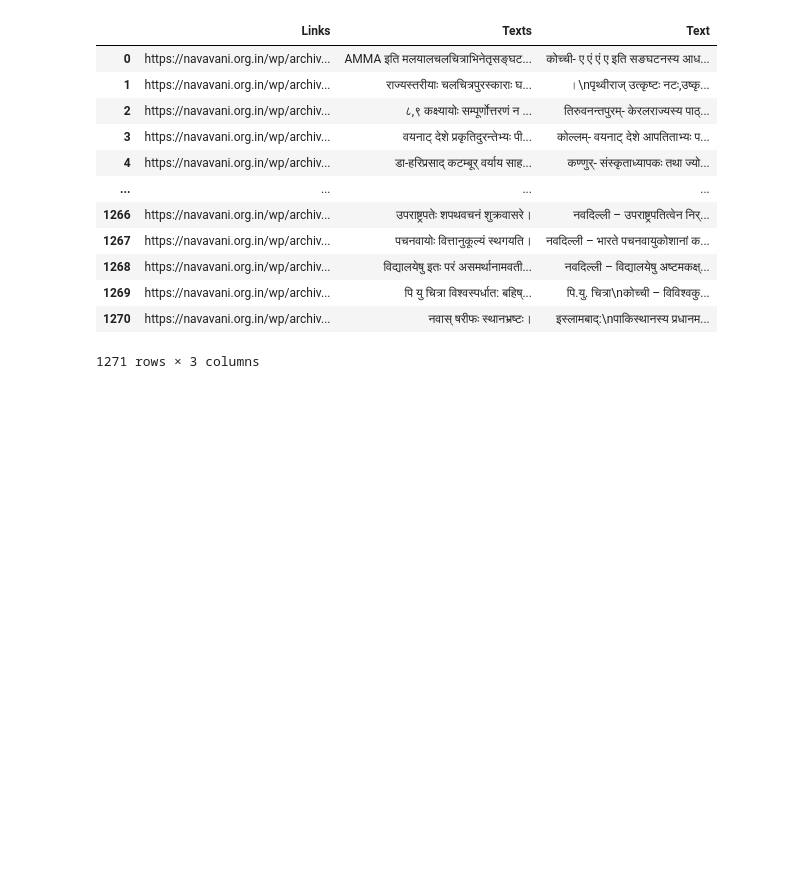
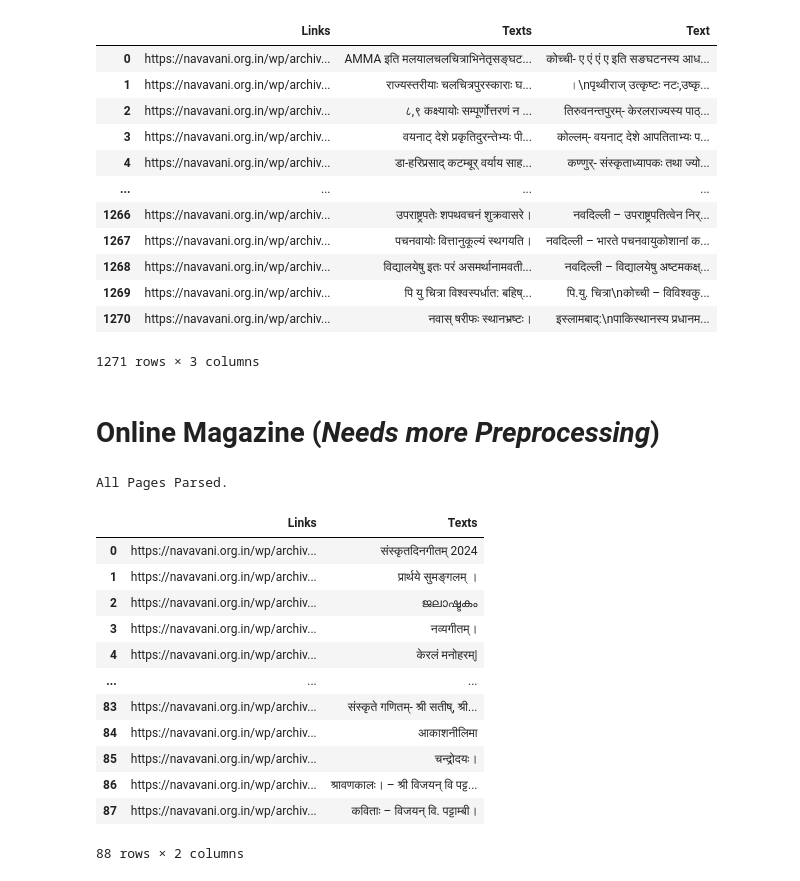
Before and after one commit to guntas-13/CS613-NLP-Telugu-Team1, a Jupyter notebook: Navavani-Guntas.ipynb, the cells around one changed output. Cells and saved outputs as stored; diff of their text form; code cells hidden in the pictures; blank space fills up the shorter version.

```diff
--- a/Navavani-Guntas.ipynb
+++ b/Navavani-Guntas.ipynb
@@ -170,3 +170,42 @@ df
 | 1269 | https://navavani.org.in/wp/archiv... | पि यु चित्रा विश्वस्पर्धात: बहिष्... | पि.यु. चित्रा\nकोच्ची – विविश्वकु... |
 | 1270 | https://navavani.org.in/wp/archiv... | नवास् षरीफः स्थानभ्रष्टः। | इस्लामबाद्:\nपाकिस्थानस्य प्रधानम... |
 1271 rows × 3 columns
+# %% [markdown]
+# Online Magazine (_Needs more Preprocessing_)
+# %%
+url = "https://navavani.org.in/wp/sanskrit-live/online-magazine"
+driver.get(url)
+
+df = pd.DataFrame(columns=["Links", "Texts"])
+
+while(True):
+    try:
+        text_div = driver.find_elements(By.CLASS_NAME, "lcp_catlist")
+        anchor_tags = text_div[0].find_elements(By.TAG_NAME, "a")
+        anchor_links = [tag.get_attribute("href") for tag in anchor_tags]
+        anchor_texts = [tag.text for tag in anchor_tags]
+        df = pd.concat([df, pd.DataFrame(list(zip(anchor_links, anchor_texts)), columns=["Links", "Texts"])], ignore_index=True)
+        next_button = driver.find_elements(By.CLASS_NAME, "lcp_nextlink")
+        next_button[0].click()
+        sleep(5) # to allow for driver to load the page
+    except:
+        print("All Pages Parsed.")
+        break
+# %% [output]
+All Pages Parsed.
+# %%
+df
+# %% [output]
+|  | Links | Texts |
+| 0 | https://navavani.org.in/wp/archiv... | संस्कृतदिनगीतम् 2024 |
+| 1 | https://navavani.org.in/wp/archiv... | प्रार्थये सुमङ्गलम् । |
+| 2 | https://navavani.org.in/wp/archiv... | ജലാഷ്ടകം |
+| 3 | https://navavani.org.in/wp/archiv... | नव्यगीतम्। |
+| 4 | https://navavani.org.in/wp/archiv... | केरलं मनोहरम्| |
+| ... | ... | ... |
+| 83 | https://navavani.org.in/wp/archiv... | संस्कृते गणितम्- श्री सतीष्, श्री... |
+| 84 | https://navavani.org.in/wp/archiv... | आकाशनीलिमा |
+| 85 | https://navavani.org.in/wp/archiv... | चन्द्रोदयः। |
+| 86 | https://navavani.org.in/wp/archiv... | श्रावणकालः। – श्री विजयन् वि पट्ट... |
+| 87 | https://navavani.org.in/wp/archiv... | कविताः – विजयन् वि. पट्टाम्बी। |
+88 rows × 2 columns
```
Also changed, not shown: parts of 2 cells of this notebook, 2 other files.
